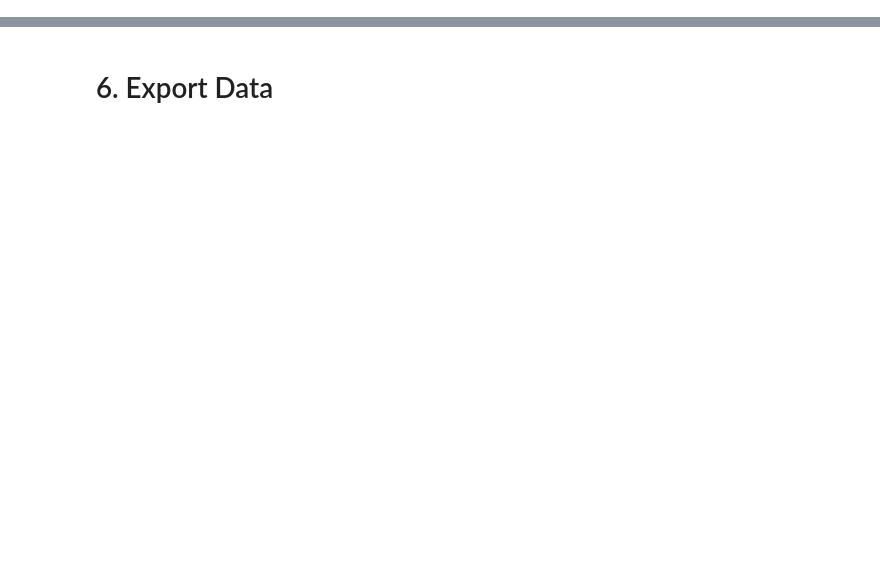
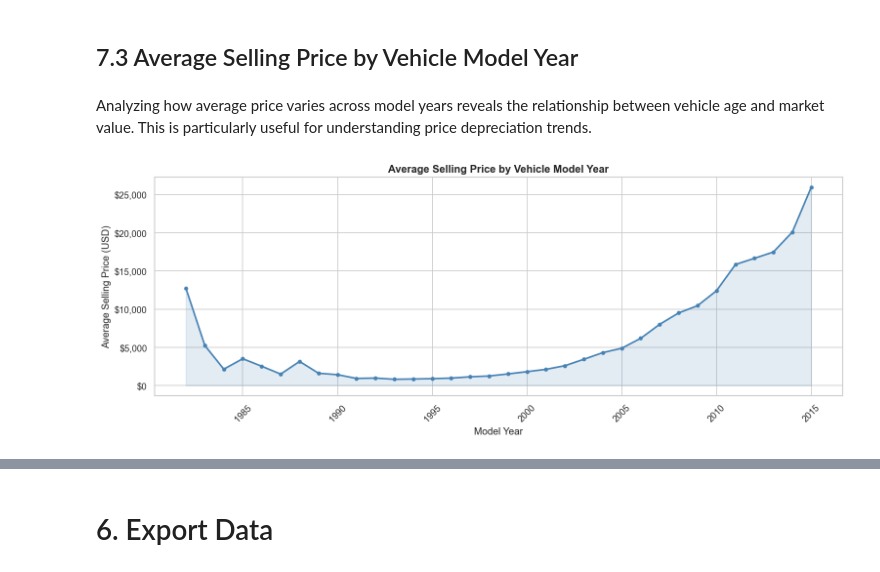
Before and after one commit to adhirizqi/data-visualization, a Jupyter notebook: P2_Adhi-Rizqi.ipynb, the cells around one changed output, grey strips where cells are left out. Saved outputs shown, nothing was run; the diff lists cells and outputs as text; code cells hidden in the pictures; blank space fills up the shorter version.

```diff
--- a/P2_Adhi-Rizqi.ipynb
+++ b/P2_Adhi-Rizqi.ipynb
@@ -541,0 +385,49 @@ Berdasarkan konklusi yang telah didapat, apabila saya menjadi seller dan hendak
+# %% [markdown]
+## 7.3 Average Selling Price by Vehicle Model Year
+# %% [markdown]
+Analyzing how average price varies across model years reveals the relationship between vehicle age and market value. This is particularly useful for understanding price depreciation trends.
+# %%
+import matplotlib.ticker as mtick
+
+avg_price_by_year = df.groupby('year')['sellingprice'].mean().reset_index()
+
+plt.figure(figsize=(13, 5))
+
+plt.plot(
+    avg_price_by_year['year'],
+    avg_price_by_year['sellingprice'],
+    marker='o',
+    linewidth=2,
+    markersize=4,
+    color='steelblue'
+)
+
+plt.fill_between(
+    avg_price_by_year['year'],
+    avg_price_by_year['sellingprice'],
+    alpha=0.15,
+    color='steelblue'
+)
+
+plt.title(
+    'Average Selling Price by Vehicle Model Year',
+    fontsize=13,
+    fontweight='bold'
+)
+
+plt.xlabel('Model Year')
+plt.ylabel('Average Selling Price (USD)')
+
+# FIX
+ax = plt.gca()
+
+ax.yaxis.set_major_formatter(
+    mtick.StrMethodFormatter('${x:,.0f}')
+)
+
+plt.xticks(rotation=45)
+
+plt.tight_layout()
+plt.show()
+# %% [output]
+[figure, added]
```
Also changed, not shown: parts of 167 cells of this notebook, 7 other files.
